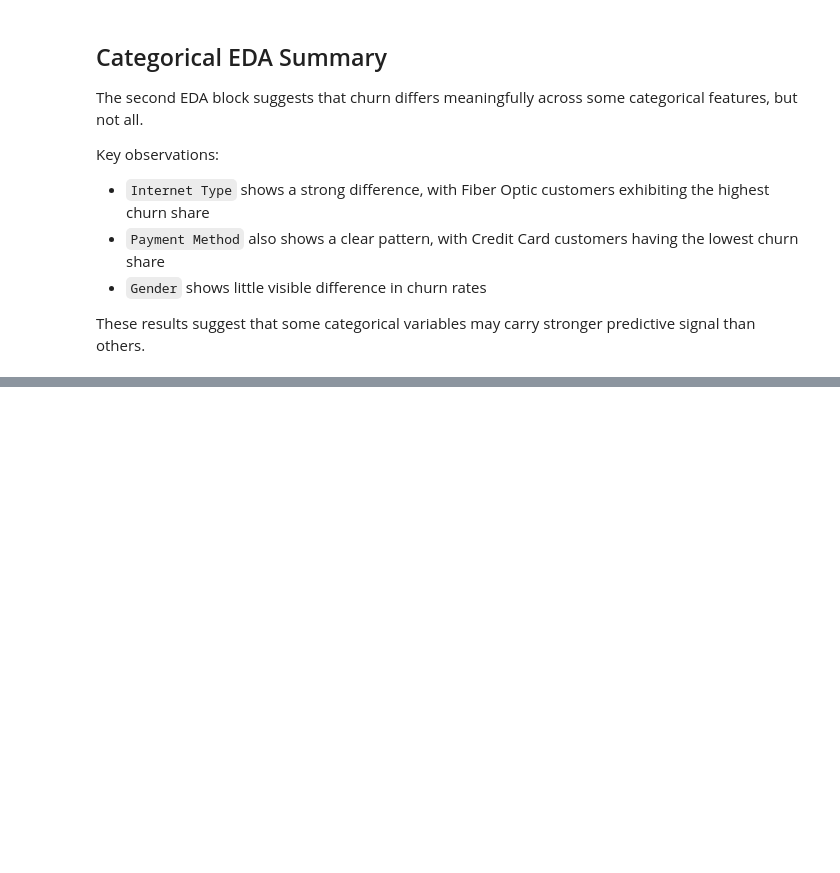
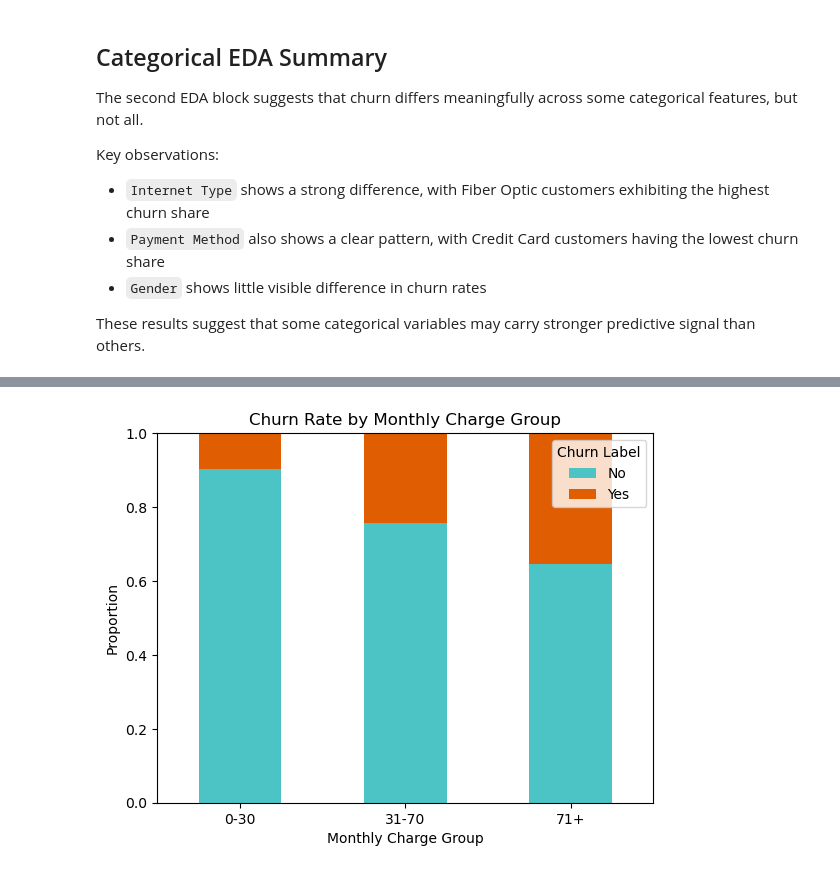
Before and after one commit to GulsaraMirzayeva/telco-churn-capstone, a Jupyter notebook: notebooks/03_eda.ipynb, the cells around one changed output, grey strips where cells are left out. Drawn from its saved outputs; the diff is of its cells as text; code cells hidden in the pictures; blank space fills up the shorter version.

```diff
--- a/notebooks/03_eda.ipynb
+++ b/notebooks/03_eda.ipynb
@@ -423,0 +448,15 @@ These results suggest that some categorical variables may carry stronger predict
+# %%
+eda_df["Monthly Charge Group"] = pd.cut(
+    eda_df["Monthly Charge"],
+    bins=[0, 30, 70, 120],
+    labels=["0-30", "31-70", "71+"],
+    include_lowest=True
+)
+
+charge_group_churn = pd.crosstab(
+    eda_df["Monthly Charge Group"],
+    eda_df["Churn Label"],
+    normalize="index"
+)
+
+charge_group_churn
@@ -423,0 +469,16 @@ These results suggest that some categorical variables may carry stronger predict
+# %%
+charge_group_churn.plot(
+    kind="bar",
+    stacked=True,
+    color=[churn_palette[col] for col in charge_group_churn.columns]
+)
+
+plt.title("Churn Rate by Monthly Charge Group")
+plt.ylabel("Proportion")
+plt.xlabel("Monthly Charge Group")
+plt.xticks(rotation=0)
+plt.legend(title="Churn Label")
+plt.ylim(0, 1)
+plt.show()
+# %% [output]
+[figure, added]
```
Also changed, not shown: parts of 15 cells of this notebook.
